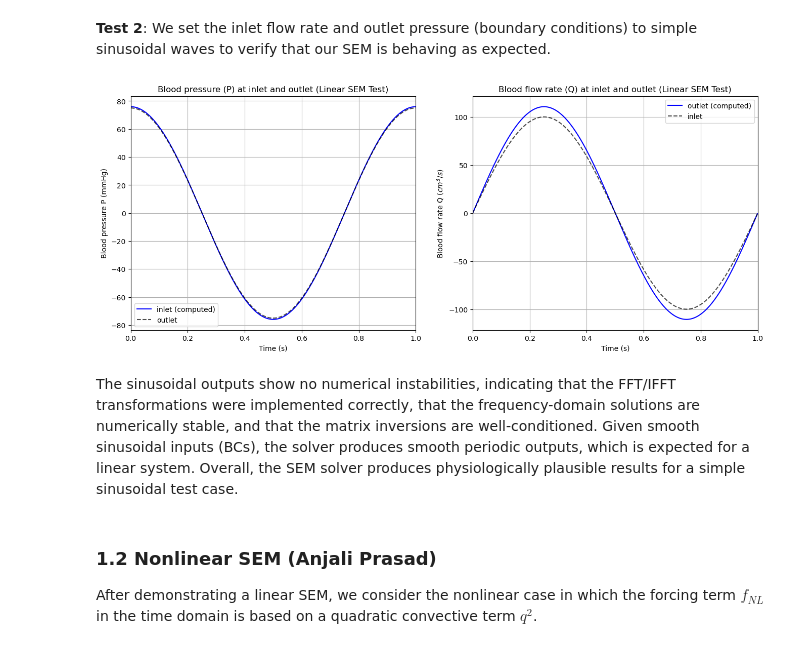
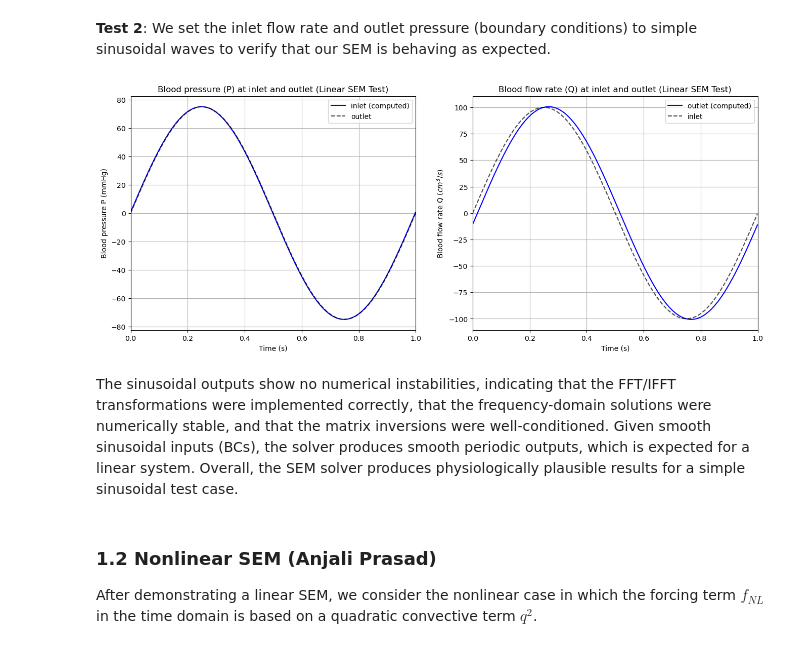
Before and after one commit to zb2263/APMA4300_project, a Jupyter notebook: project.ipynb, the cells around one changed output. Cells and saved outputs as stored; diff of their text form; code cells hidden in the pictures.

```diff
--- a/project.ipynb
+++ b/project.ipynb
@@ -714,13 +761,13 @@ def sem_fft_ifft_test():
     # Time grid stuff
     T = 1.0
     N = 2048
-    t_test = numpy.linspace(0.0, T, N, endpoint=False)
+    t = numpy.linspace(0.0, T, N, endpoint=False)
     dt = t[1] - t[0]
 
 
     # Time domain boundary conditions
-    qint = inlet_flow(t_test, params)
-    poutt = outlet_pressure(t_test, params)
+    qint = inlet_flow(t, params)
+    poutt = outlet_pressure(t, params)
 
     # FFT to q_in and p_out
     qin_fft = numpy.fft.fft(qint)
@@ -770,7 +817,7 @@ def sem_fft_ifft_test():
     pintifft = numpy.fft.ifft(pin_fft).real
     qoutifft = numpy.fft.ifft(qout_fft).real
 
-    return t_test, qint, pintifft, qoutifft, poutt
+    return t, qint, pintifft, qoutifft, poutt
 
 
 # Run the test SEM evaluation
@@ -808,46 +855,47 @@ outlet abs/rel error: 1.0913936421275139e-11 6.297037029652408e-16
 # Define simple sinusoidal test signals (with realistic amplitudes)
 def inlet_flow_sin(t, params):
     return 0.0001 * numpy.sin(2 * numpy.pi * t)  # q_in = sin(2πt)
+    # return numpy.sin(2*numpy.pi*t)
 
 def outlet_pressure_sin(t, params):
-    return 10000 * numpy.cos(2 * numpy.pi * t)  # p_out = cos(2πt)
-
+    return 10000 * numpy.sin(2 * numpy.pi * t)  # p_out = cos(2πt)
+    # return numpy.zeros_like(t)
 
 t_sin, qint_sin, pintifft_sin, qoutifft_sin, poutt_sin = sem_fft_ifft(inlet_flow=inlet_flow_sin, outlet_pressure=outlet_pressure_sin)
 
 
 # Unit conversions for plotting
 pin_mmHg_sin  = pintifft_sin / 133.322
 pout_mmHg_sin = poutt_sin / 133.322
 qin_cm3s_sin = qint_sin * 1e6
 qout_cm3s_sin = qoutifft_sin * 1e6
 
 fig = plt.figure(figsize=(16, 6))
 axes = fig.add_subplot(1, 2, 1)
 axes.plot(t_sin, pin_mmHg_sin, 'b-', label='inlet (computed)')
 axes.plot(t_sin, pout_mmHg_sin, 'k--', alpha=0.7, label='outlet')
 axes.set_xlabel('Time (s)')
 axes.set_ylabel(r'Blood pressure P (mmHg)')
 axes.set_title('Blood pressure (P) at inlet and outlet (Linear SEM Test)')
 axes.set_xlim(0.,1.)
 axes.legend(loc='best')
 axes.grid()
 
 axes = fig.add_subplot(1, 2, 2)
 axes.plot(t_sin, qout_cm3s_sin, 'b-', label='outlet (computed)')
 axes.plot(t_sin, qin_cm3s_sin, 'k--', alpha=0.7, label='inlet')
 axes.set_xlabel('Time (s)')
 axes.set_ylabel('Blood flow rate Q ($cm^{3}/s$)')
 axes.set_title('Blood flow rate (Q) at inlet and outlet (Linear SEM Test)')
 axes.set_xlim(0.,1.)
 axes.legend(loc='best')
 axes.grid()
 
 plt.show()
 # %% [output]
-[figure, old version]
+[figure, new version]
 # %% [markdown]
-The sinusoidal outputs show no numerical instabilities, indicating that the FFT/IFFT transformations were implemented correctly, that the frequency-domain solutions are numerically stable, and that the matrix inversions are well-conditioned. Given smooth sinusoidal inputs (BCs), the solver produces smooth periodic outputs, which is expected for a linear system. Overall, the SEM solver produces physiologically plausible results for a simple sinusoidal test case.
+The sinusoidal outputs show no numerical instabilities, indicating that the FFT/IFFT transformations were implemented correctly, that the frequency-domain solutions were numerically stable, and that the matrix inversions were well-conditioned. Given smooth sinusoidal inputs (BCs), the solver produces smooth periodic outputs, which is expected for a linear system. Overall, the SEM solver produces physiologically plausible results for a simple sinusoidal test case.
 # %% [markdown]
 ### 1.2 Nonlinear SEM (Anjali Prasad)
 
```
Also changed, not shown: parts of 11 cells of this notebook.
